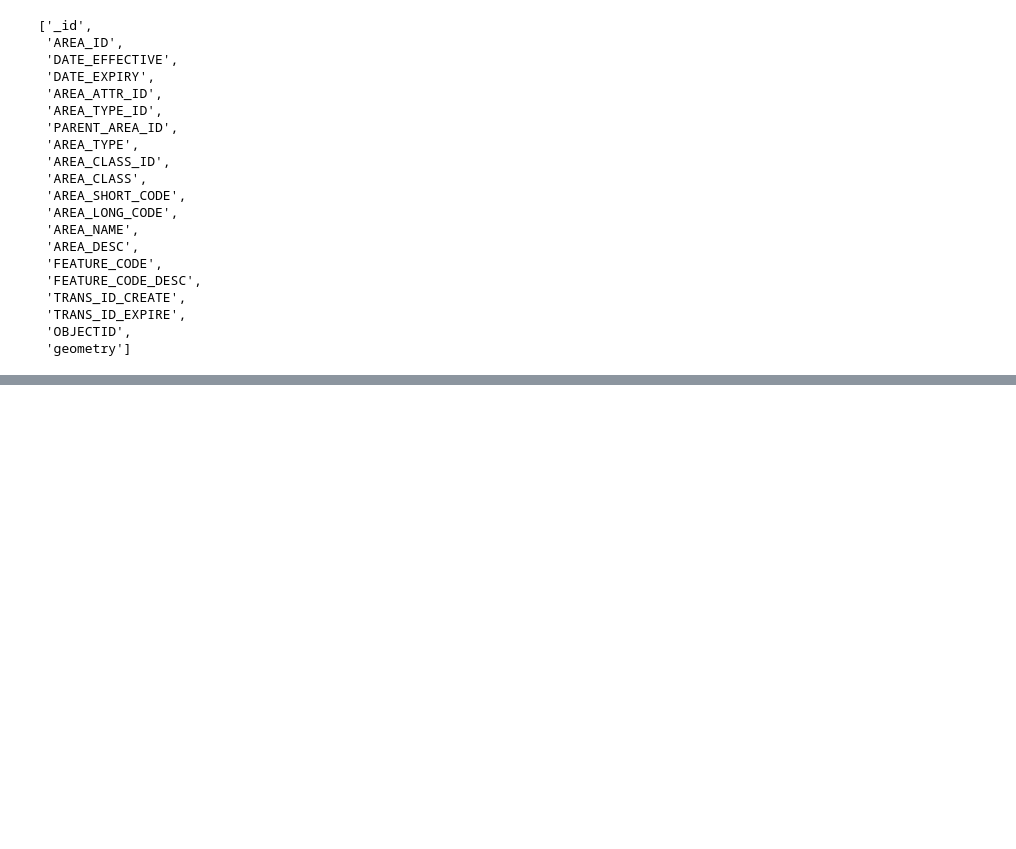
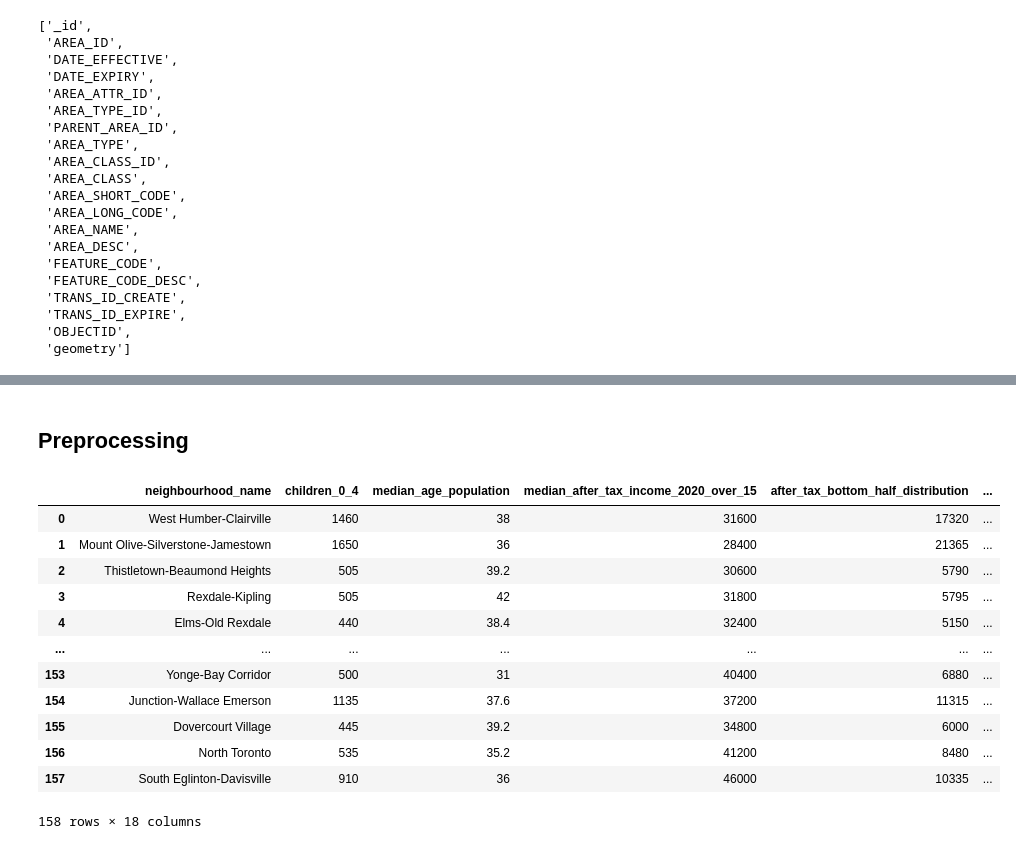
Before and after one commit to lucas-ben/mba-business-analytics, a Jupyter notebook: Data Viz Data Folder/file.ipynb, the cells around one changed output, grey strips where cells are left out. Drawn from its saved outputs; the diff is of its cells as text; code cells hidden in the pictures; blank space fills up the shorter version.

```diff
--- a/Data Viz Data Folder/file.ipynb
+++ b/Data Viz Data Folder/file.ipynb
@@ -277,0 +238,2 @@ Index(['_id', 'AREA_ID', 'DATE_EFFECTIVE', 'DATE_EXPIRY', 'AREA_ATTR_ID',
+# %% [markdown]
+## **Preprocessing**
@@ -277,0 +269,41 @@ Index(['_id', 'AREA_ID', 'DATE_EFFECTIVE', 'DATE_EXPIRY', 'AREA_ATTR_ID',
+# %%
+neighbourhood_metrics = pd.DataFrame()
+
+neighbourhood_metrics['neighbourhood_name'] = transpose['Neighbourhood']
+neighbourhood_metrics['children_0_4'] = transpose['    0 to 4 years'] # childcare centers are for infants to preschool
+neighbourhood_metrics['median_age_population'] = transpose['Median age of the population']
+neighbourhood_metrics['median_after_tax_income_2020_over_15'] = transpose[ '    Median after-tax income in 2020 among recipients ($)']
+neighbourhood_metrics['after_tax_bottom_half_distribution'] = transpose['  In bottom half of the distribution']
+neighbourhood_metrics[ '    In bottom decile'] = transpose['    In bottom decile']
+neighbourhood_metrics[ '    In second decile'] = transpose['    In second decile']
+neighbourhood_metrics[ '    In third decile'] = transpose['    In third decile']
+neighbourhood_metrics[ '    In fourth decile'] = transpose['    In fourth decile']
+neighbourhood_metrics[ '    In fifth decile'] = transpose['    In fifth decile']
+neighbourhood_metrics[ '    In sixth decile'] = transpose['    In sixth decile']
+neighbourhood_metrics[ '    In seventh decile'] = transpose['    In seventh decile']
+neighbourhood_metrics[ '    In eighth decile'] = transpose['    In eighth decile']
+neighbourhood_metrics[ '    In ninth decile'] = transpose['    In ninth decile']
+neighbourhood_metrics[ '    In top decile'] = transpose['    In top decile']
+neighbourhood_metrics['inequality_index'] = transpose['  Gini index on adjusted household after-tax income']
+
+with_children_cols = transpose.filter(like='With children')
+transpose['count_of_children'] = with_children_cols.sum(axis=1) # row wise sum
+neighbourhood_metrics['count_of_children'] = transpose['count_of_children']
+
+neighbourhood_metrics['single_moms'] = transpose[ '    in which the parent is a woman+']
+# %%
+neighbourhood_metrics
+# %% [output]
+|  | neighbourhood_name | children_0_4 | median_age_population | median_after_tax_income_2020_over_15 | after_tax_bottom_half_distribution | ... |
+| 0 | West Humber-Clairville | 1460 | 38 | 31600 | 17320 | ... |
+| 1 | Mount Olive-Silverstone-Jamestown | 1650 | 36 | 28400 | 21365 | ... |
+| 2 | Thistletown-Beaumond Heights | 505 | 39.2 | 30600 | 5790 | ... |
+| 3 | Rexdale-Kipling | 505 | 42 | 31800 | 5795 | ... |
+| 4 | Elms-Old Rexdale | 440 | 38.4 | 32400 | 5150 | ... |
+| ... | ... | ... | ... | ... | ... | ... |
+| 153 | Yonge-Bay Corridor | 500 | 31 | 40400 | 6880 | ... |
+| 154 | Junction-Wallace Emerson | 1135 | 37.6 | 37200 | 11315 | ... |
+| 155 | Dovercourt Village | 445 | 39.2 | 34800 | 6000 | ... |
+| 156 | North Toronto | 535 | 35.2 | 41200 | 8480 | ... |
+| 157 | South Eglinton-Davisville | 910 | 36 | 46000 | 10335 | ... |
+158 rows × 18 columns
```
Also changed, not shown: parts of 27 cells of this notebook, 6 other files.
